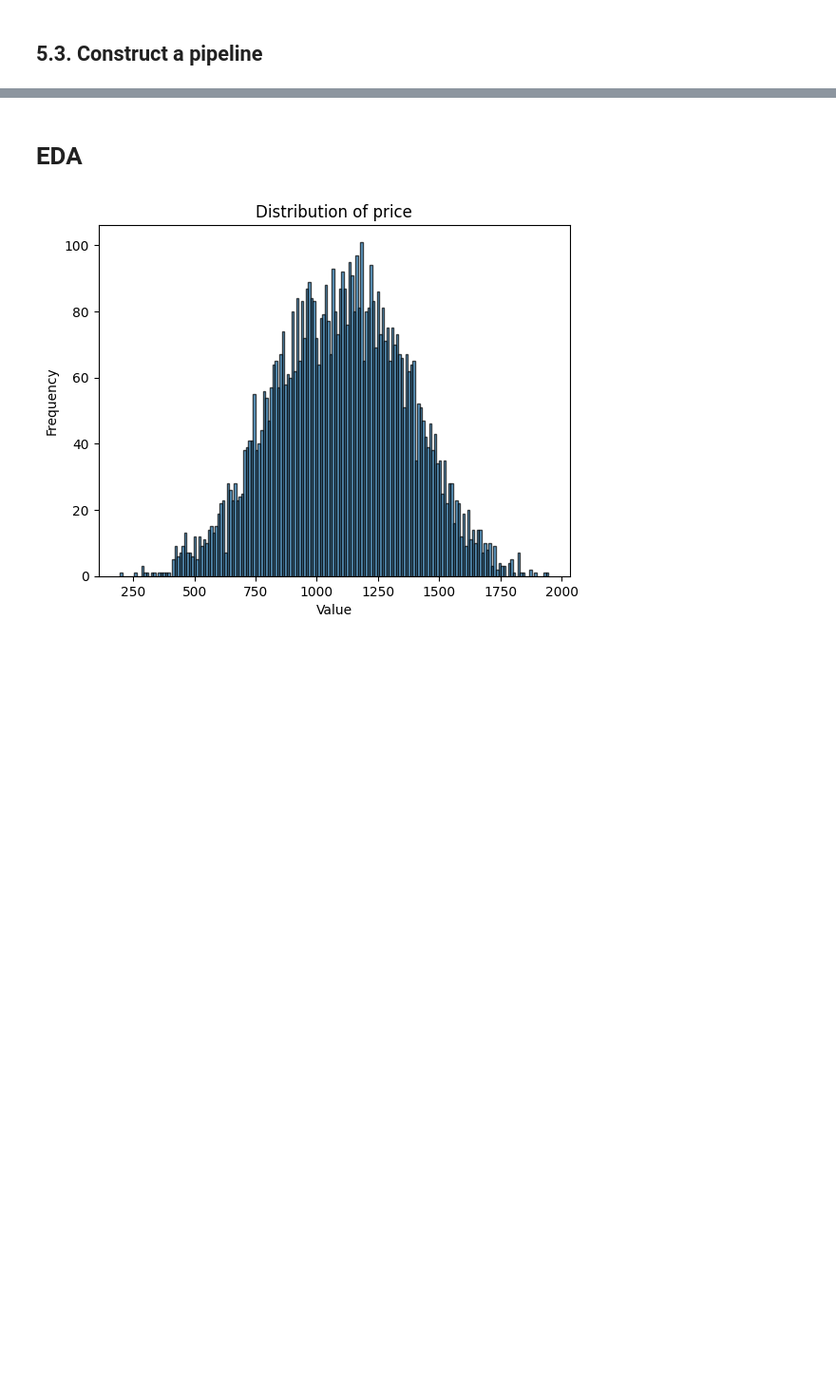
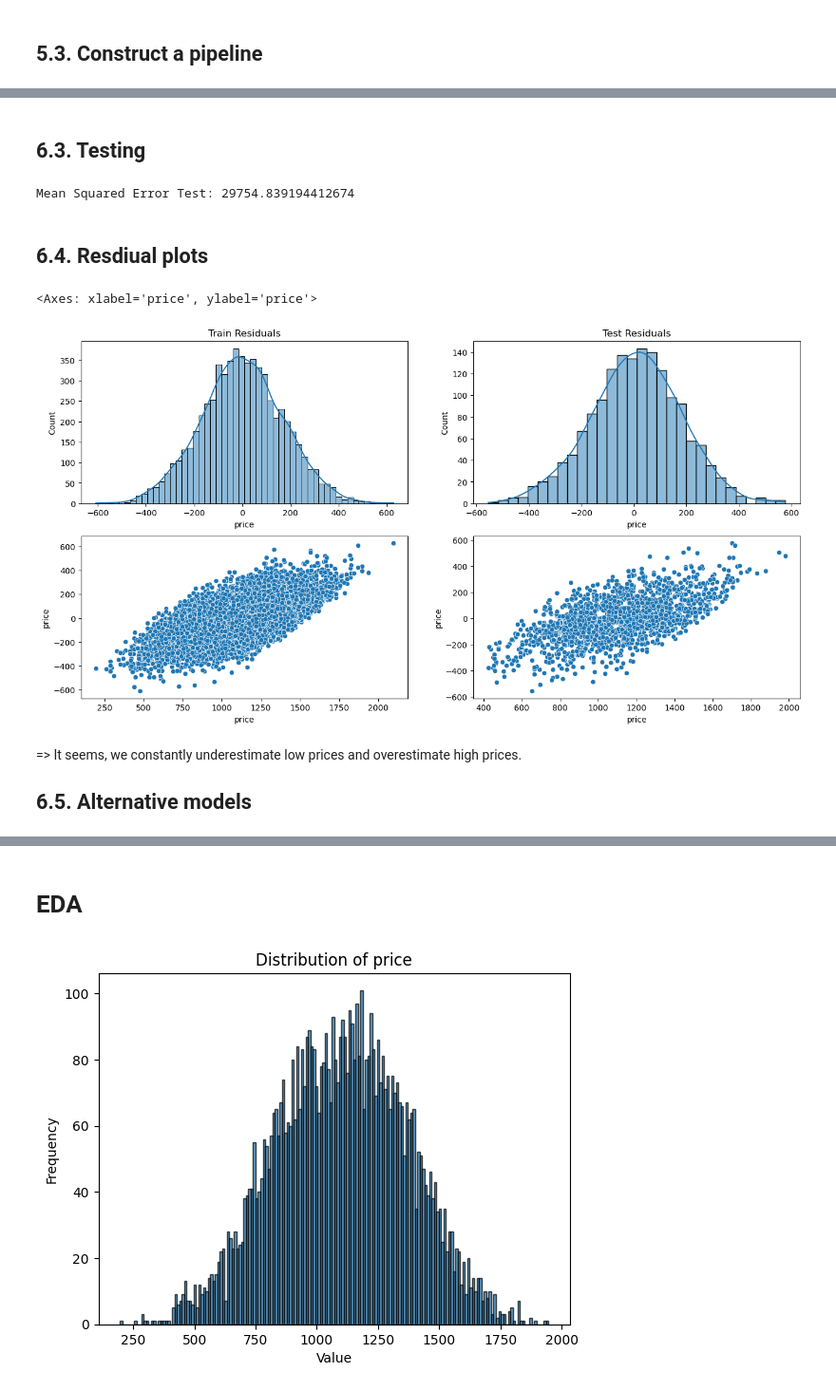
Before and after one commit to DenisProcyon/DSDM_ML_Pred, a Jupyter notebook: main.ipynb, the cells around one changed output, grey strips where cells are left out. Shown at 95% size. Drawn from its saved outputs; the diff is of its cells as text; code cells hidden in the pictures; blank space fills up the shorter version.

```diff
--- a/main.ipynb
+++ b/main.ipynb
@@ -241,6 +213,7 @@ def num_rooms_median(data):
 # %%
 # Replace square meter outlier with median
 def square_median(data):
+    data = data.copy()
     median_value = data.loc[data['square_meters']  >= 0, 'square_meters'].median()
     data.loc[data['square_meters'] < 0, 'square_meters'] = median_value
     return data
@@ -247,3 +222,7 @@ def square_median(data):
+# %%
+def drop_unwanted(data: pd.DataFrame, cols: list[str] = ["orientation", "neighborhood", "is_furnished", "has_pool", "has_ac", "accepts_pets"]):
+    data = data.copy()
+    return data.drop(columns=cols)
 # %% [markdown]
 ## 5.3. Construct a pipeline
 # %%
@@ -264,0 +257,3 @@ def preprocess_data(data: pd.DataFrame, neighborhoods: dict[str, int], crime_ran
+# %%
+X_train, y_train = preprocess_data(train_data, True, neighborhoods, crime_rank)
+X_test, y_test = preprocess_data(test_data, True, neighborhoods, crime_rank)
@@ -264,0 +262,17 @@ def preprocess_data(data: pd.DataFrame, neighborhoods: dict[str, int], crime_ran
+# %%
+model = LinearRegression()
+
+model.fit(X_train, y_train)
+y_pred = model.predict(X_train)
+residuals_train = y_train - y_pred
+
+
+intercept = model.intercept_
+print(intercept)
+coefficients = pd.DataFrame({'Feature': X_train.columns, 'Coefficient': model.coef_})
+print(coefficients)
+
+# Print MSE
+mse = mean_squared_error(y_train, y_pred)
+
+print(f'\nMean Squared Error: {mse}')
@@ -264,0 +297,37 @@ def preprocess_data(data: pd.DataFrame, neighborhoods: dict[str, int], crime_ran
+# %% [markdown]
+## 6.3. Testing
+# %%
+## Testing model
+
+# Make predictions using the trained model
+y_test_pred = model.predict(X_test)
+
+residuals_test = y_test - y_test_pred
+
+mse_test = mean_squared_error(y_test, y_test_pred)
+
+print(f'Mean Squared Error Test: {mse_test}')
+# %% [output]
+Mean Squared Error Test: 29754.839194412674
+# %% [markdown]
+## 6.4. Resdiual plots
+# %%
+# Create 2 subplots
+fig, axs = plt.subplots(2, 2, figsize=(16, 8))
+
+# Plot the train residuals
+axs[0, 0].set_title('Train Residuals')
+sns.histplot(residuals_train, kde=True, ax=axs[0, 0])
+sns.scatterplot(x=y_train, y=residuals_train, ax=axs[1, 0])
+
+# Plot the test residuals
+axs[0, 1].set_title('Test Residuals')
+sns.histplot(residuals_test, kde=True, ax=axs[0, 1])
+sns.scatterplot(x=y_test, y=residuals_test, ax=axs[1, 1])
+# %% [output]
+<Axes: xlabel='price', ylabel='price'>
+[figure, added]
+# %% [markdown]
+=> It seems, we constantly underestimate low prices and overestimate high prices.
+
+## 6.5. Alternative models
```
Also changed, not shown: parts of 48 cells of this notebook, 1 other file.
